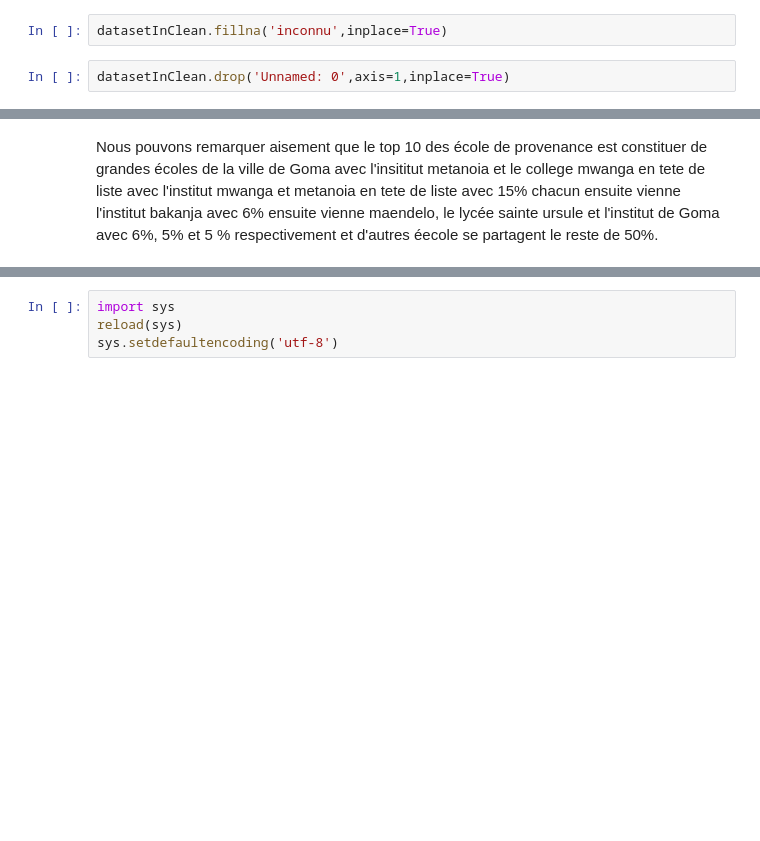
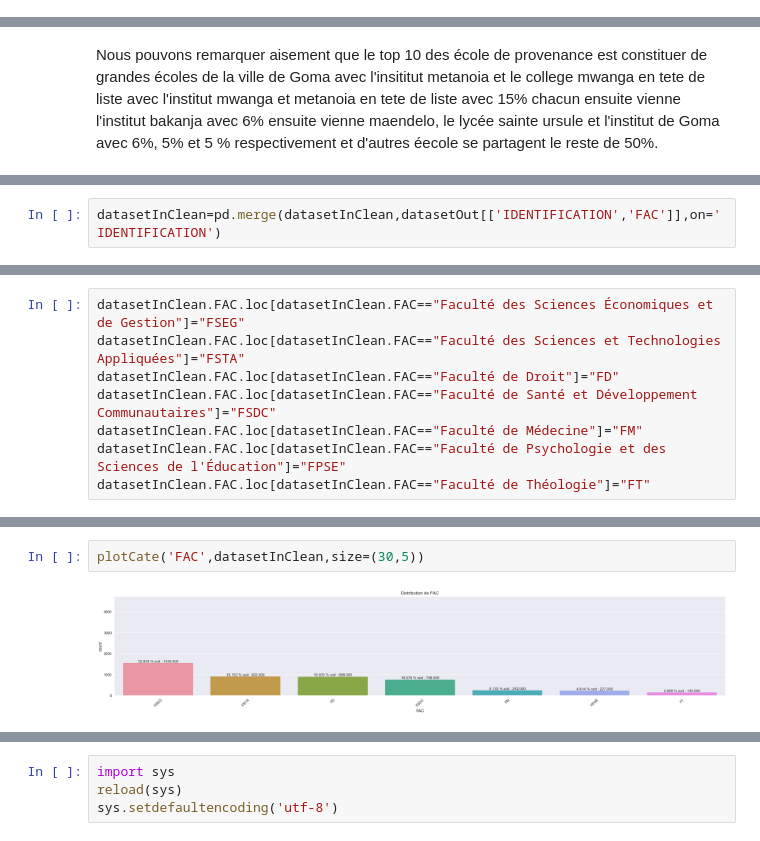
Before and after one commit to espoirMur/Student-Grade-Predictor, a Jupyter notebook: DataExplorationDraft1.ipynb, the cells around one changed output, grey strips where cells are left out. Saved outputs shown, nothing was run; the diff lists cells and outputs as text; blank space fills up the shorter version.

```diff
--- a/DataExplorationDraft1.ipynb
+++ b/DataExplorationDraft1.ipynb
@@ -856,10 +861,6 @@ autodidacte       44
 musulman          38
 kimbanguiste       5
 Name: SCHOOLSTATUS, dtype: int64
-# %%
-datasetInClean.fillna('inconnu',inplace=True)
-# %%
-datasetInClean.drop('Unnamed: 0',axis=1,inplace=True)
 # %%
 datasetInClean.IDENTIFICATION=datasetInClean.IDENTIFICATION.round(0).astype(int)
 # %%
@@ -954,0 +956,2 @@ l'institut mwanga et metanoia en tete de liste avec 15%  chacun ensuite vienne l
+# %%
+datasetInClean=pd.merge(datasetInClean,datasetOut[['IDENTIFICATION','FAC']],on='IDENTIFICATION')
@@ -954,0 +971,8 @@ l'institut mwanga et metanoia en tete de liste avec 15%  chacun ensuite vienne l
+# %%
+datasetInClean.FAC.loc[datasetInClean.FAC=="Faculté des Sciences Économiques et de Gestion"]="FSEG"
+datasetInClean.FAC.loc[datasetInClean.FAC=="Faculté des Sciences et Technologies Appliquées"]="FSTA"
+datasetInClean.FAC.loc[datasetInClean.FAC=="Faculté de Droit"]="FD"
+datasetInClean.FAC.loc[datasetInClean.FAC=="Faculté de Santé et Développement Communautaires"]="FSDC"
+datasetInClean.FAC.loc[datasetInClean.FAC=="Faculté de Médecine"]="FM"
+datasetInClean.FAC.loc[datasetInClean.FAC=="Faculté de Psychologie et des Sciences de l'Éducation"]="FPSE"
+datasetInClean.FAC.loc[datasetInClean.FAC=="Faculté de Théologie"]="FT"
@@ -954,0 +995,4 @@ l'institut mwanga et metanoia en tete de liste avec 15%  chacun ensuite vienne l
+# %%
+plotCate('FAC',datasetInClean,size=(30,5))
+# %% [output]
+[figure, added]
```
Also changed, not shown: parts of 97 cells of this notebook, 4 other files.
